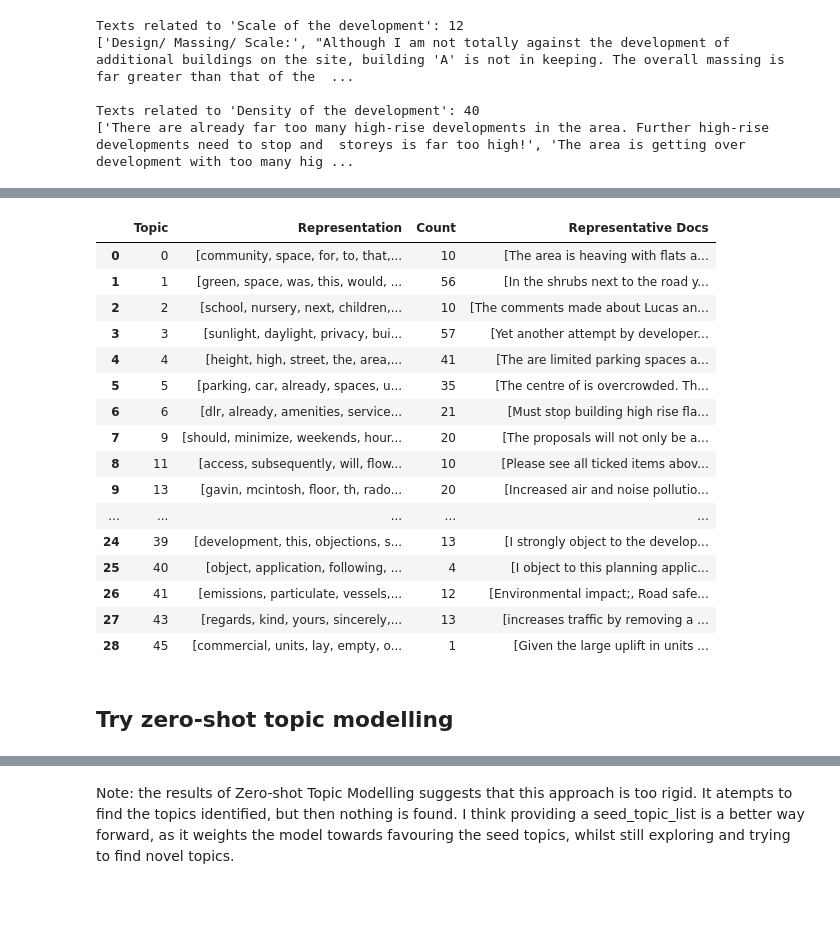
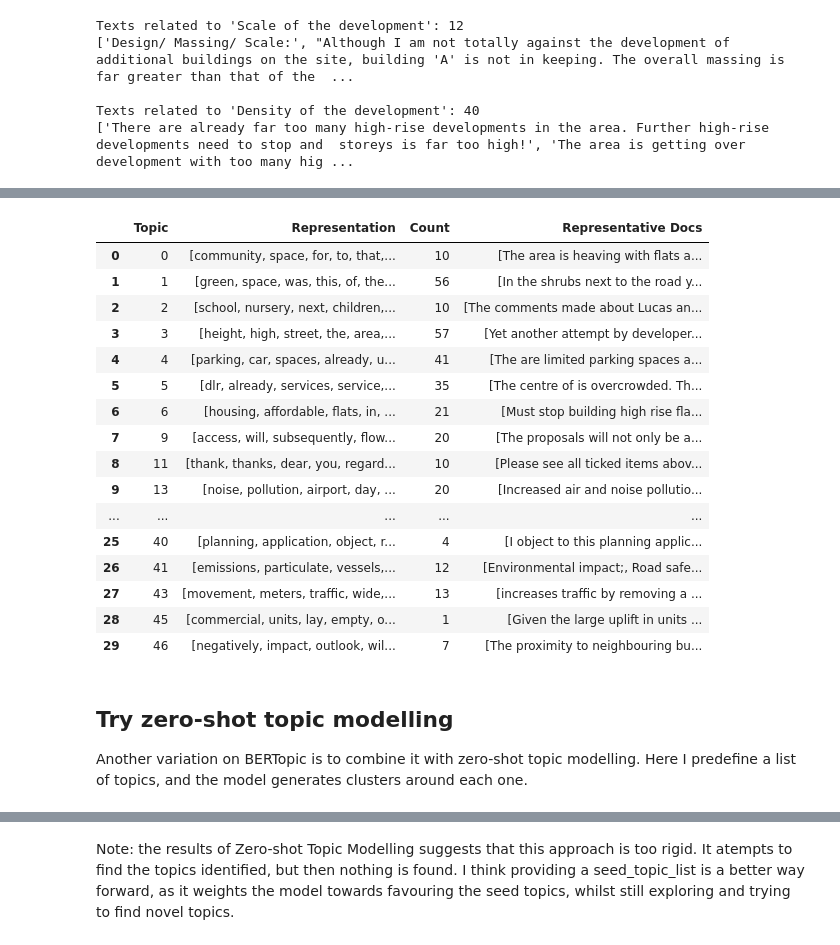
Before and after one commit to Bea-Taylor/nimby_nlp, a Jupyter notebook: nbs/1_0_2_topic_modelling.ipynb, the cells around one changed output, grey strips where cells are left out. Cells and saved outputs as stored; diff of their text form; code cells hidden in the pictures; blank space fills up the shorter version.

Commit message:
tidied nb to reflect different BERTopic approaches

```diff
--- a/nbs/1_0_2_topic_modelling.ipynb
+++ b/nbs/1_0_2_topic_modelling.ipynb
@@ -676,51 +588,53 @@ selected_topics = np.unique(selected_topics)
 
 # Find the main topic for each document
 main_topics = np.argmax(probs_array_seed, axis=1)
 
 # Count occurrences of each main topic
 topic_counts = pd.Series(main_topics).value_counts().reset_index()
 topic_counts.columns = ["Topic", "Count"]
 
 # Get topic representations from BERTopic (full version)
-topic_info = topic_model_no_place.get_topic_info()
+topic_info = topic_model_seed.get_topic_info()
 filtered_topics = topic_info[topic_info["Topic"].isin(selected_topics)][["Topic", "Representation"]]
 
 # Merge with topic counts
 final_topics = filtered_topics.merge(topic_counts, on="Topic", how="left").fillna(0)
 
 # Get representative documents: Take 3 example documents for each topic
 representative_docs = {}
 for topic in selected_topics:
     doc_indices = np.where(main_topics == topic)[0]  # Get indices of docs assigned to this topic
     top_docs = [cleaned_ealing_text[i] for i in doc_indices[:3]]  # Get up to 3 docs
     representative_docs[topic] = top_docs
 
 # Add representative documents to the dataframe
 final_topics["Representative Docs"] = final_topics["Topic"].map(representative_docs)
 
 # Display full data
 pd.set_option("display.max_colwidth", None)  # Ensure full text is shown
 final_topics
 # %% [output]
 |  | Topic | Representation | Count | Representative Docs |
 | 0 | 0 | [community, space, for, to, that,... | 10 | [The area is heaving with flats a... |
-| 1 | 1 | [green, space, was, this, would, ... | 56 | [In the shrubs next to the road y... |
+| 1 | 1 | [green, space, was, this, of, the... | 56 | [In the shrubs next to the road y... |
 | 2 | 2 | [school, nursery, next, children,... | 10 | [The comments made about Lucas an... |
-| 3 | 3 | [sunlight, daylight, privacy, bui... | 57 | [Yet another attempt by developer... |
-| 4 | 4 | [height, high, street, the, area,... | 41 | [The are limited parking spaces a... |
-| 5 | 5 | [parking, car, already, spaces, u... | 35 | [The centre of is overcrowded. Th... |
-| 6 | 6 | [dlr, already, amenities, service... | 21 | [Must stop building high rise fla... |
-| 7 | 9 | [should, minimize, weekends, hour... | 20 | [The proposals will not only be a... |
-| 8 | 11 | [access, subsequently, will, flow... | 10 | [Please see all ticked items abov... |
-| 9 | 13 | [gavin, mcintosh, floor, th, rado... | 20 | [Increased air and noise pollutio... |
+| 3 | 3 | [height, high, street, the, area,... | 57 | [Yet another attempt by developer... |
+| 4 | 4 | [parking, car, spaces, already, u... | 41 | [The are limited parking spaces a... |
+| 5 | 5 | [dlr, already, services, service,... | 35 | [The centre of is overcrowded. Th... |
+| 6 | 6 | [housing, affordable, flats, in, ... | 21 | [Must stop building high rise fla... |
+| 7 | 9 | [access, will, subsequently, flow... | 20 | [The proposals will not only be a... |
+| 8 | 11 | [thank, thanks, dear, you, regard... | 10 | [Please see all ticked items abov... |
+| 9 | 13 | [noise, pollution, airport, day, ... | 20 | [Increased air and noise pollutio... |
 | ... | ... | ... | ... | ... |
-| 24 | 39 | [development, this, objections, s... | 13 | [I strongly object to the develop... |
-| 25 | 40 | [object, application, following, ... | 4 | [I object to this planning applic... |
+| 25 | 40 | [planning, application, object, r... | 4 | [I object to this planning applic... |
 | 26 | 41 | [emissions, particulate, vessels,... | 12 | [Environmental impact;, Road safe... |
-| 27 | 43 | [regards, kind, yours, sincerely,... | 13 | [increases traffic by removing a ... |
+| 27 | 43 | [movement, meters, traffic, wide,... | 13 | [increases traffic by removing a ... |
 | 28 | 45 | [commercial, units, lay, empty, o... | 1 | [Given the large uplift in units ... |
+| 29 | 46 | [negatively, impact, outlook, wil... | 7 | [The proximity to neighbouring bu... |
-# %% [markdown]
-## Try zero-shot topic modelling
+# %% [markdown]
+## Try zero-shot topic modelling
+
+Another variation on BERTopic is to combine it with zero-shot topic modelling. Here I predefine a list of topics, and the model generates clusters around each one.
 # %%
 # We define a number of topics that we know are in the documents
 zeroshot_topic_list = ["Lost light sunlight view",
```
Also changed, not shown: parts of 50 cells of this notebook.
